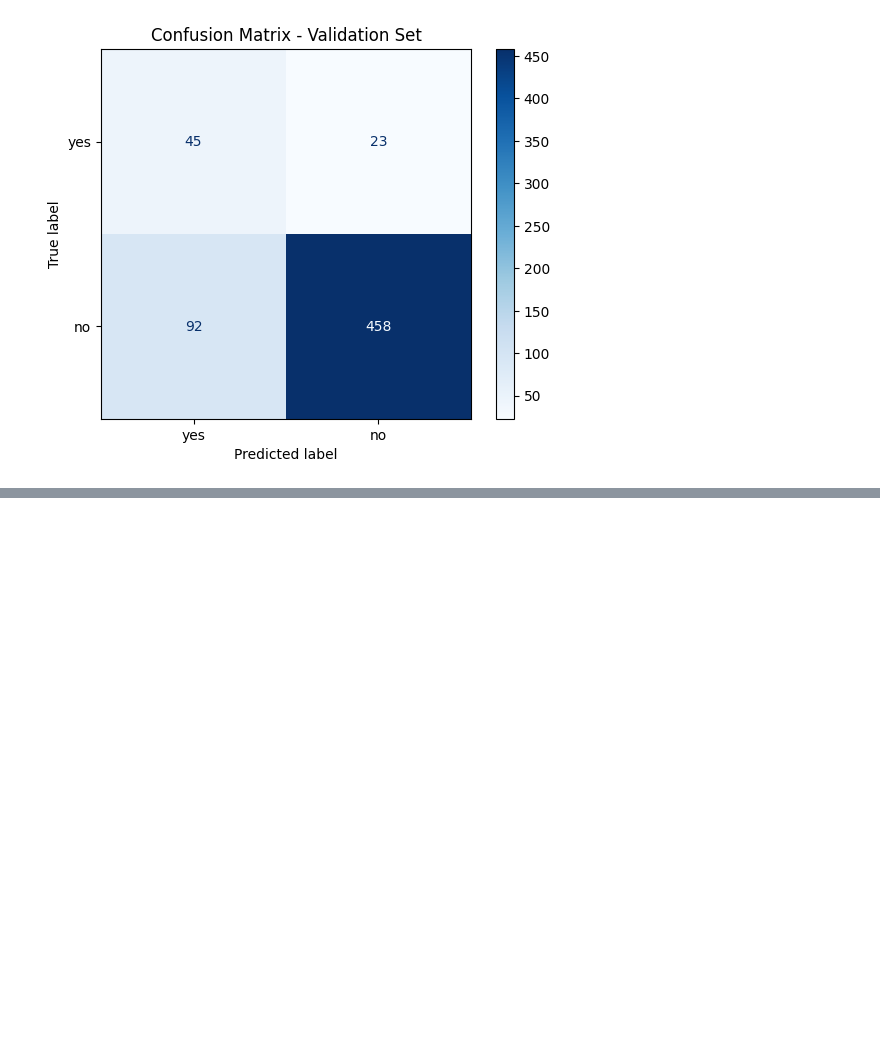
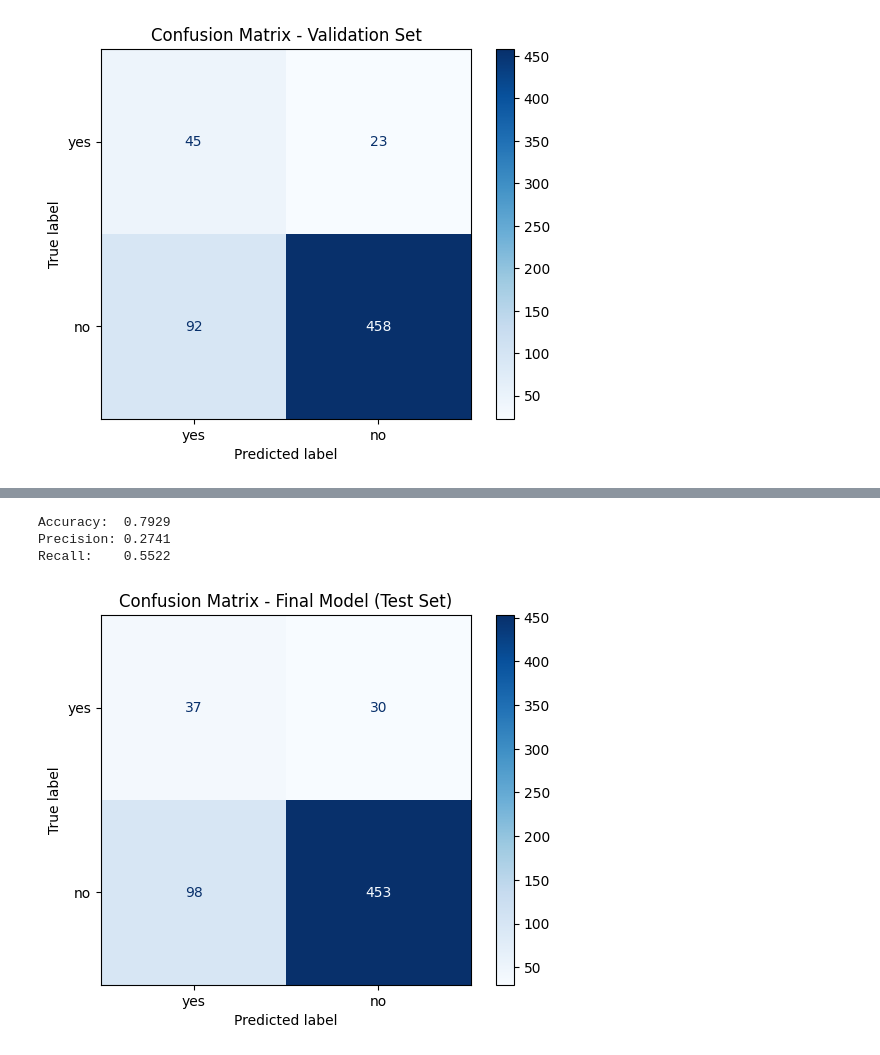
Before and after one commit to javocruz/ML-fundamentals-2026, a Jupyter notebook: assignment1_Javier_Cruz.ipynb, the cells around one changed output, grey strips where cells are left out. Saved outputs shown, nothing was run; the diff lists cells and outputs as text; code cells hidden in the pictures; blank space fills up the shorter version.

```diff
--- a/assignment1_Javier_Cruz.ipynb
+++ b/assignment1_Javier_Cruz.ipynb
@@ -510,0 +562,17 @@ The confusion matrix confirms this, 44 subscribers correctly identified, 24 miss
+# %%
+# final evaluation on test set
+y_pred_test = final_model.predict(X_test)
+
+print(f"Accuracy:  {accuracy_score(y_test, y_pred_test):.4f}")
+print(f"Precision: {precision_score(y_test, y_pred_test, pos_label='yes'):.4f}")
+print(f"Recall:    {recall_score(y_test, y_pred_test, pos_label='yes'):.4f}")
+
+cm = confusion_matrix(y_test, y_pred_test, labels=['yes', 'no'])
+ConfusionMatrixDisplay(cm, display_labels=['yes', 'no']).plot(cmap='Blues')
+plt.title('Confusion Matrix - Final Model (Test Set)')
+plt.show()
+# %% [output]
+Accuracy:  0.7929
+Precision: 0.2741
+Recall:    0.5522
+[figure, added]
```
Also changed, not shown: parts of 12 cells of this notebook, 2 other files.
